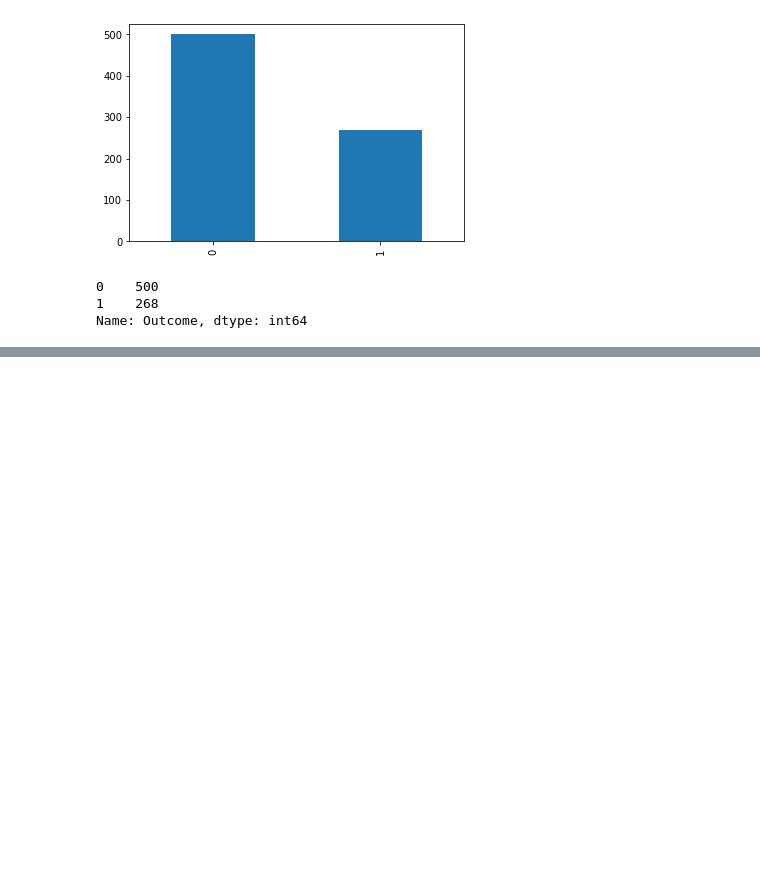
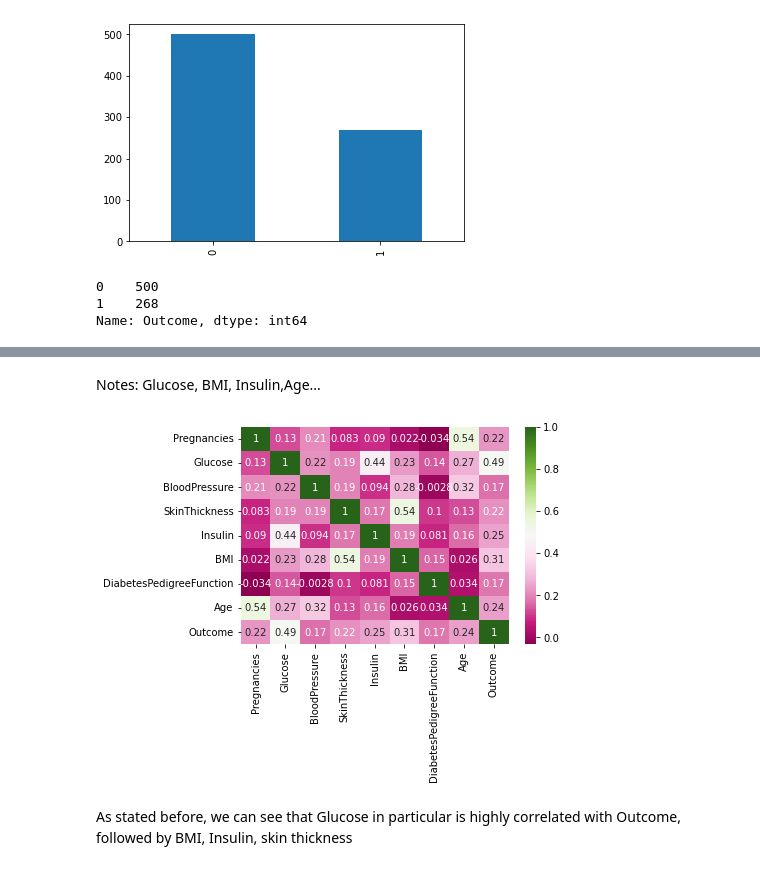
Before and after one commit to SaiVarad1/Healthcare_Capstone, a Jupyter notebook: Diabetes_Analysis.ipynb, the cells around one changed output, grey strips where cells are left out. Drawn from its saved outputs; the diff is of its cells as text; code cells hidden in the pictures; blank space fills up the shorter version.

```diff
--- a/Diabetes_Analysis.ipynb
+++ b/Diabetes_Analysis.ipynb
@@ -199,0 +231,9 @@ Regarding Hyperparameter Tuning, I will consider tuning model hyperparameters sp
+# %% [markdown]
+Notes: Glucose, BMI, Insulin,Age...
+# %%
+sns.heatmap(df_diabetes.corr(),cmap='PiYG',annot=True)
+plt.show()
+# %% [output]
+[figure, added]
+# %% [markdown]
+As stated before, we can see that Glucose in particular is highly correlated with Outcome, followed by BMI, Insulin, skin thickness
```
Also changed, not shown: parts of 14 cells of this notebook.
